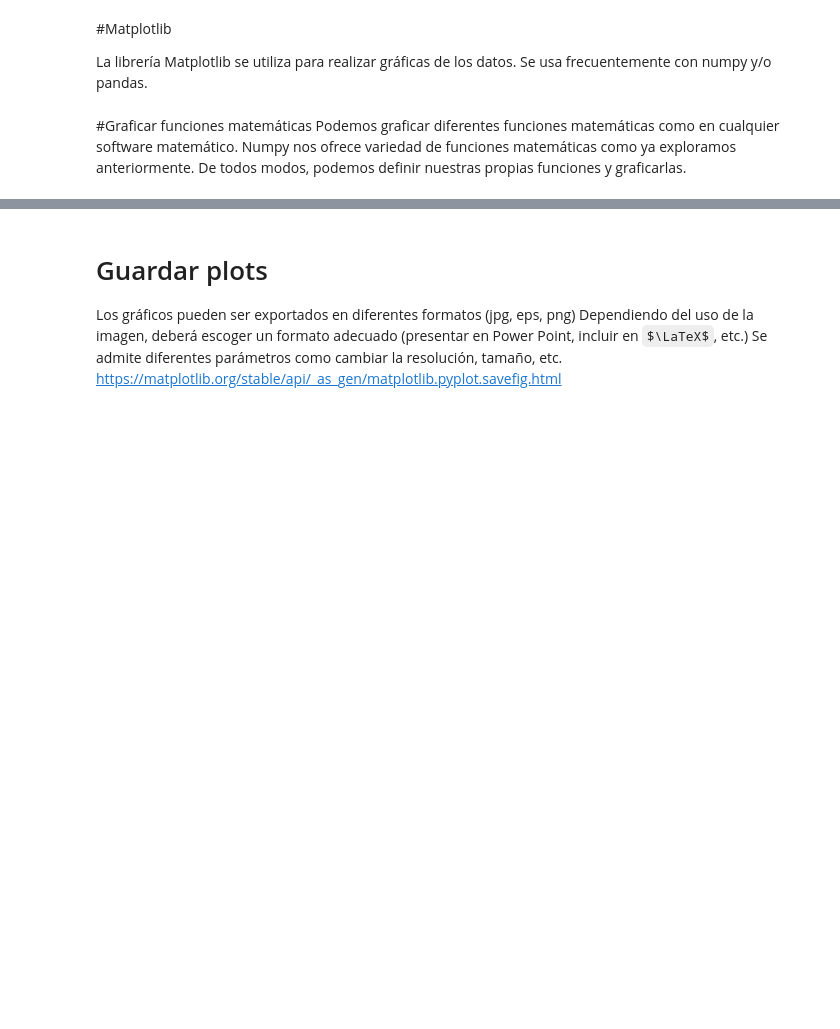
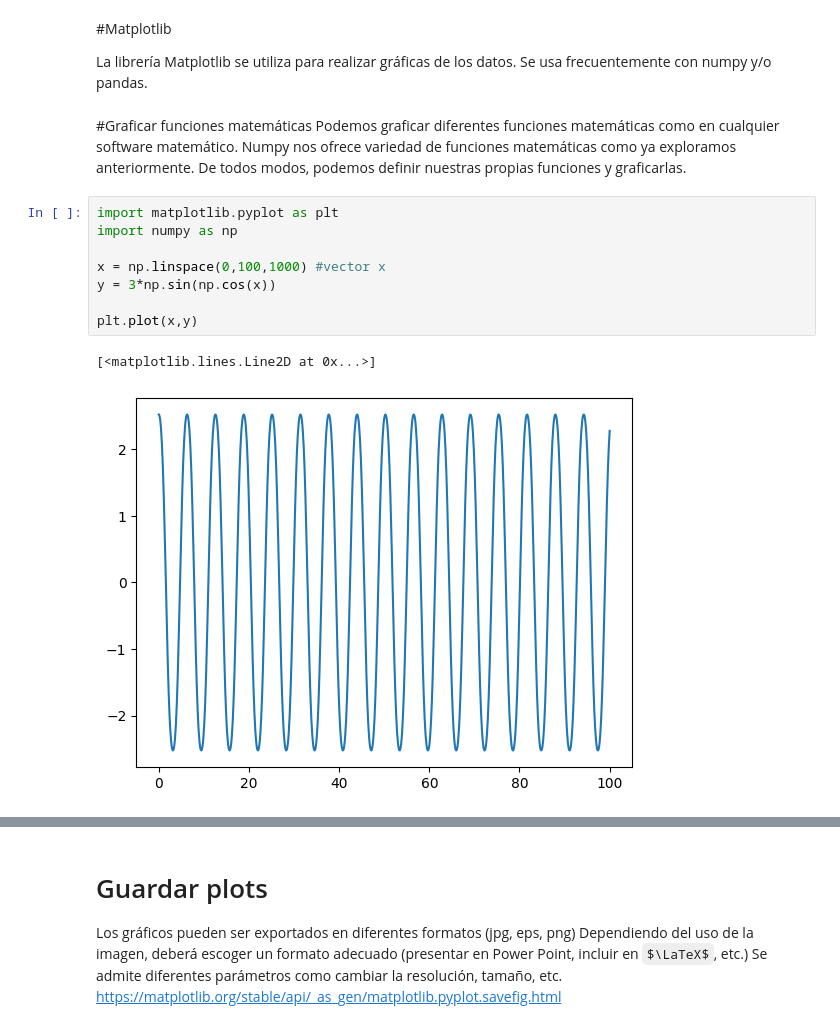
Before and after one commit to mirellac17/PCM_python, a Jupyter notebook: Copia_de_matplotlib_PCM.ipynb, the cells around one changed output, grey strips where cells are left out. Saved outputs shown, nothing was run; the diff lists cells and outputs as text; some formulas as TeX source; blank space fills up the shorter version.

```diff
--- a/Copia_de_matplotlib_PCM.ipynb
+++ b/Copia_de_matplotlib_PCM.ipynb
@@ -7,6 +7,17 @@ La librería Matplotlib se utiliza para realizar gráficas de los datos. Se usa
 # %% [markdown]
 #Graficar funciones matemáticas
 Podemos graficar diferentes funciones matemáticas como en cualquier software matemático. Numpy nos ofrece variedad de funciones matemáticas como ya exploramos anteriormente. De todos modos, podemos definir nuestras propias funciones y graficarlas.
+# %%
+import matplotlib.pyplot as plt
+import numpy as np
+
+x = np.linspace(0,100,1000) #vector x
+y = 3*np.sin(np.cos(x))
+
+plt.plot(x,y)
+# %% [output]
+[<matplotlib.lines.Line2D at 0x...>]
+[figure, added]
 # %%
 #intente con una función matemática cualquiera y explore los resultados
 #tenga cuidado que la función esté correctamente definida
```
Also changed, not shown: parts of 13 cells of this notebook.
